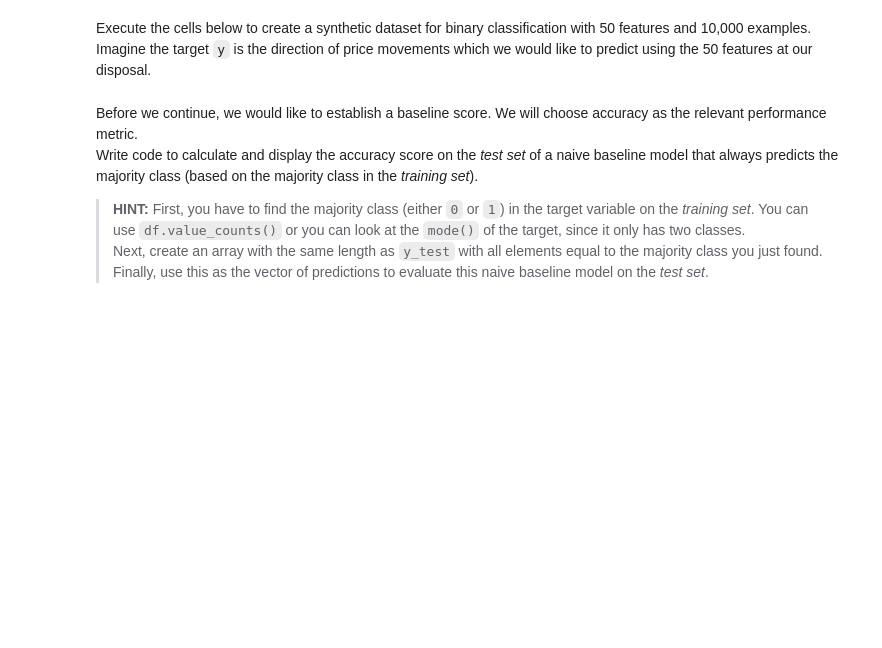
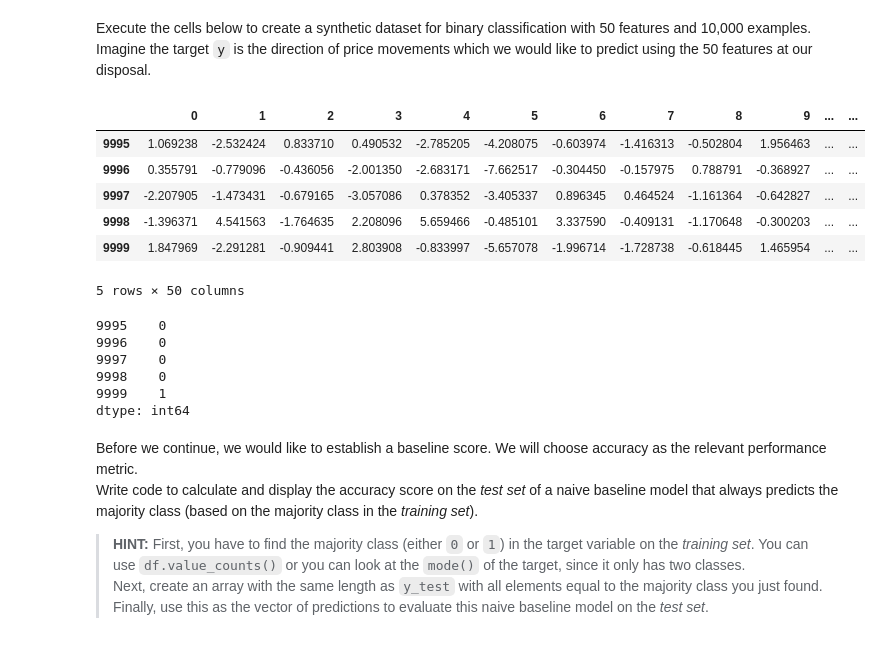
Before and after one commit to miharothl/und-ai-trading-strategies, a Jupyter notebook: excercises/6-optimizing-ai-strategies/l4/L4_Exercise1.ipynb, the cells around one changed output. Cells and saved outputs as stored; diff of their text form; code cells hidden in the pictures; blank space fills up the shorter version.

```diff
--- a/excercises/6-optimizing-ai-strategies/l4/L4_Exercise1.ipynb
+++ b/excercises/6-optimizing-ai-strategies/l4/L4_Exercise1.ipynb
@@ -21,6 +21,25 @@ y = pd.Series(y)
 # DO NOT MODIFY - Split the data into training and test sets
 from sklearn.model_selection import train_test_split
 X_train, X_test, y_train, y_test = train_test_split(X, y, test_size=0.2, shuffle=False)
+# %%
+X.tail()
+# %% [output]
+|  | 0 | 1 | 2 | 3 | 4 | 5 | 6 | 7 | 8 | 9 | ... | ... |
+| 9995 | 1.069238 | -2.532424 | 0.833710 | 0.490532 | -2.785205 | -4.208075 | -0.603974 | -1.416313 | -0.502804 | 1.956463 | ... | ... |
+| 9996 | 0.355791 | -0.779096 | -0.436056 | -2.001350 | -2.683171 | -7.662517 | -0.304450 | -0.157975 | 0.788791 | -0.368927 | ... | ... |
+| 9997 | -2.207905 | -1.473431 | -0.679165 | -3.057086 | 0.378352 | -3.405337 | 0.896345 | 0.464524 | -1.161364 | -0.642827 | ... | ... |
+| 9998 | -1.396371 | 4.541563 | -1.764635 | 2.208096 | 5.659466 | -0.485101 | 3.337590 | -0.409131 | -1.170648 | -0.300203 | ... | ... |
+| 9999 | 1.847969 | -2.291281 | -0.909441 | 2.803908 | -0.833997 | -5.657078 | -1.996714 | -1.728738 | -0.618445 | 1.465954 | ... | ... |
+5 rows × 50 columns
+# %%
+y.tail()
+# %% [output]
+9995    0
+9996    0
+9997    0
+9998    0
+9999    1
+dtype: int64
 # %% [markdown]
 Before we continue, we would like to establish a baseline score. We will choose accuracy as the relevant performance metric.
 Write code to calculate and display the accuracy score on the _test set_ of a naive baseline model that always predicts the majority class (based on the majority class in the _training set_).
```
Also changed, not shown: 6 other files.
